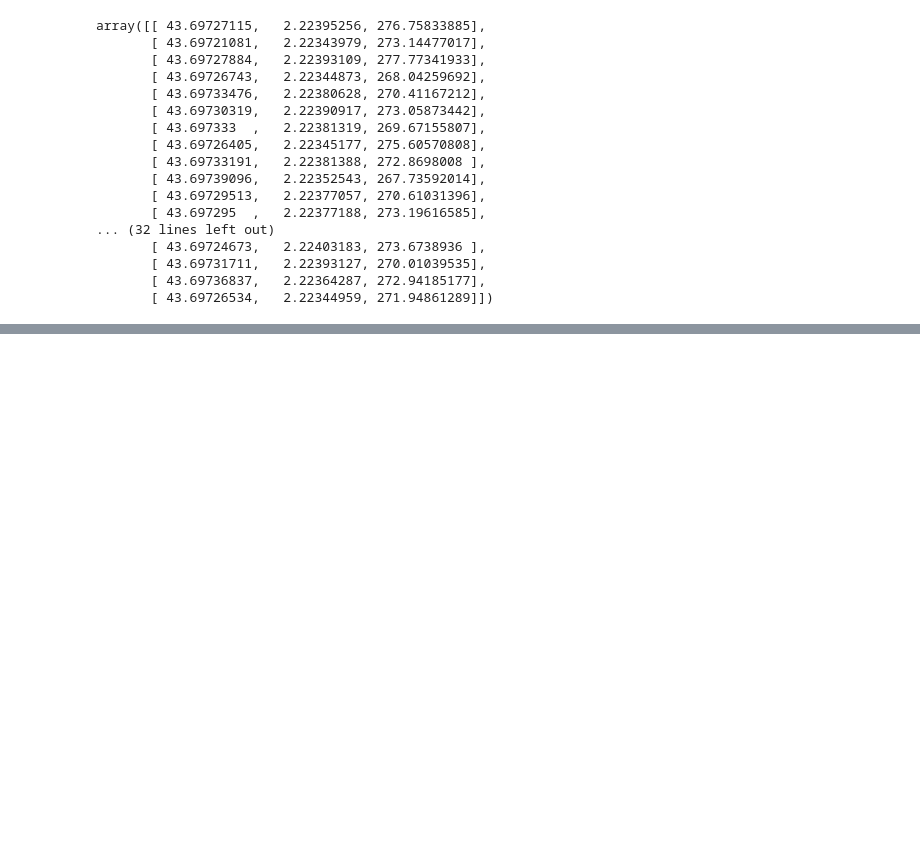
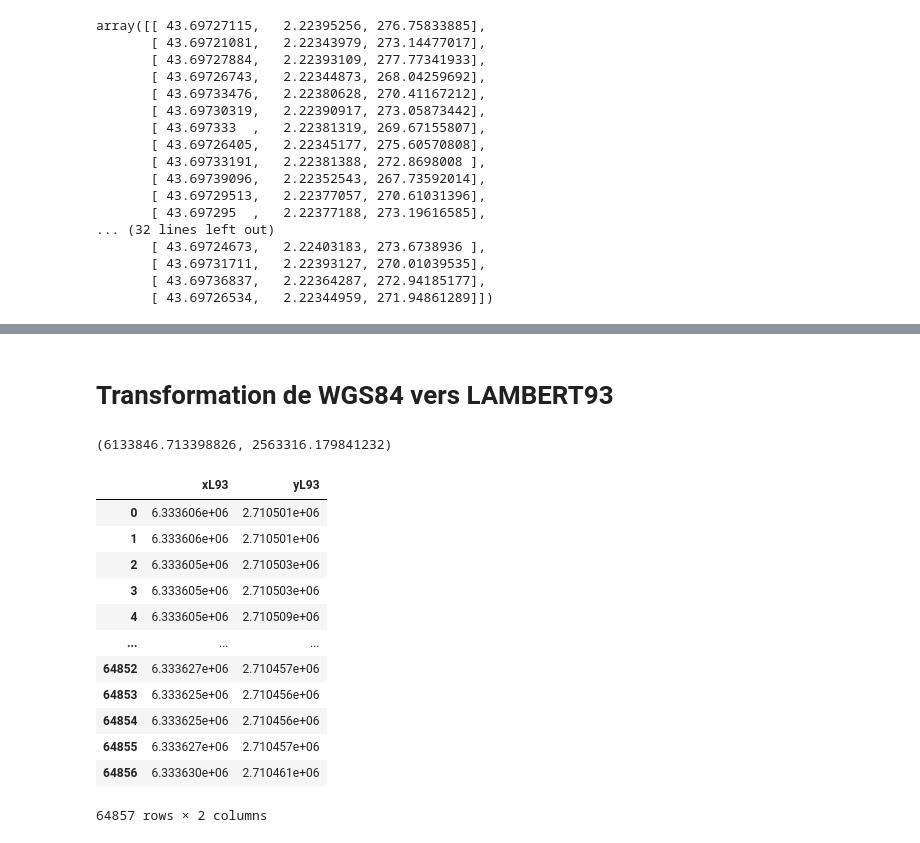
Before and after one commit to onbernard/BdEtude, a Jupyter notebook: V2/explore_mesh_V2.ipynb, the cells around one changed output, grey strips where cells are left out. Cells and saved outputs as stored; diff of their text form; code cells hidden in the pictures; blank space fills up the shorter version.

```diff
--- a/V2/explore_mesh_V2.ipynb
+++ b/V2/explore_mesh_V2.ipynb
@@ -126,0 +163,32 @@ dict_keys(['version', 'featuresFolders', 'matchesFolders', 'views', 'intrinsics'
+# %% [markdown]
+# Transformation de WGS84 vers LAMBERT93
+# %%
+transformer = Transformer.from_crs('epsg:4326', 'epsg:2154')
+
+transformer.transform(2, 42)
+# %% [output]
+(6133846.713398826, 2563316.179841232)
+# %%
+dL93 = []
+for row in pcloud_pred :
+    x,y = transformer.transform(row[1], row[0])
+    dL93.append({
+        'xL93' : x,
+        'yL93' : y
+    })
+pcloud_predL93 = pd.DataFrame(dL93)
+pcloud_predL93
+# %% [output]
+|  | xL93 | yL93 |
+| 0 | 6.333606e+06 | 2.710501e+06 |
+| 1 | 6.333606e+06 | 2.710501e+06 |
+| 2 | 6.333605e+06 | 2.710503e+06 |
+| 3 | 6.333605e+06 | 2.710503e+06 |
+| 4 | 6.333605e+06 | 2.710509e+06 |
+| ... | ... | ... |
+| 64852 | 6.333627e+06 | 2.710457e+06 |
+| 64853 | 6.333625e+06 | 2.710456e+06 |
+| 64854 | 6.333625e+06 | 2.710456e+06 |
+| 64855 | 6.333627e+06 | 2.710457e+06 |
+| 64856 | 6.333630e+06 | 2.710461e+06 |
+64857 rows × 2 columns
```
Also changed, not shown: parts of 12 cells of this notebook.
